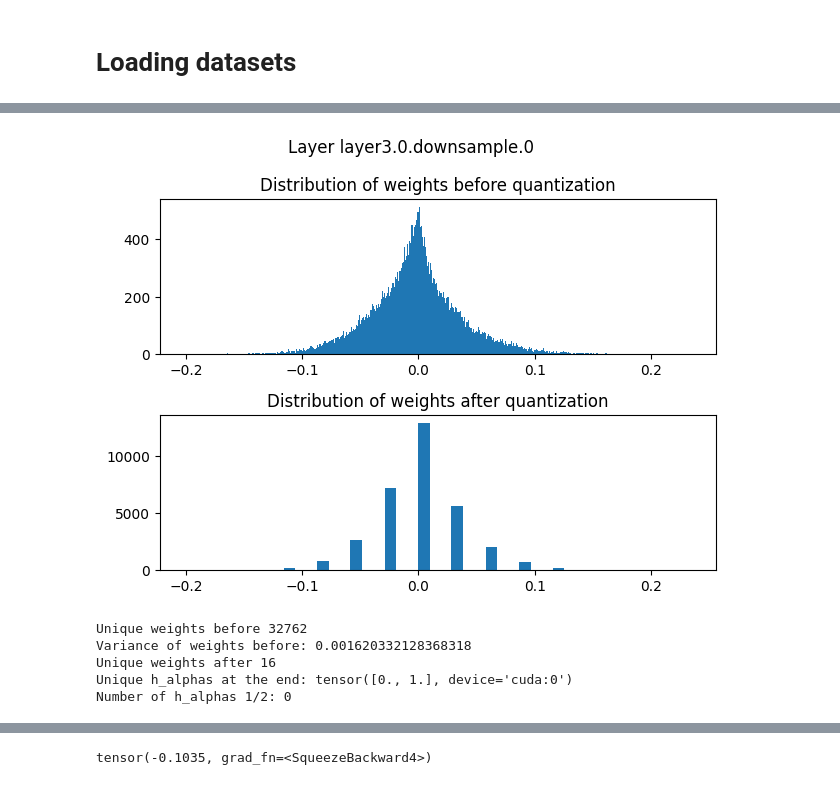
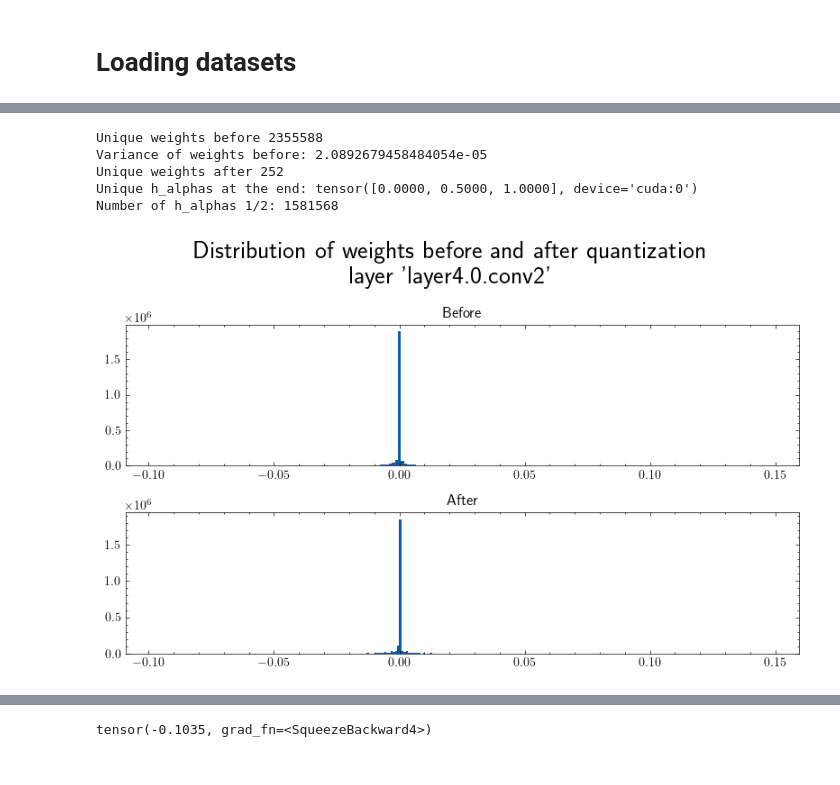
Before and after one commit to puscianm/anvil, a Jupyter notebook: testing.ipynb, the cells around one changed output, grey strips where cells are left out. Cells and saved outputs as stored; diff of their text form; code cells hidden in the pictures.

```diff
--- a/testing.ipynb
+++ b/testing.ipynb
@@ -95,5 +95,4 @@ fc <class 'torch.nn.modules.linear.Linear'>
 # %%
-adaround_wrapper = anvil.adaround.AdaRoundModelWrapper(model, images_1)
-adaround_statistics, quantizized_weights, quantizized_model = adaround_wrapper.apply_adaround_to_layers(reg_param=2, bitwidth=4, per_channel=False, num_iterations=3500, beta_range=(20, 2), optimizer_lr=3e-2, use_quantiles=True, lower_quantile=0.00005, upper_quantile=0.99995)
+adaround_statistics, quantizized_weights, quantizized_model = adaround_wrapper.apply_adaround_to_layers(reg_param=100000, bitwidth=8, per_channel=False, num_iterations=3500, beta_range=(20, 1.1), optimizer_lr=3e-2, use_quantiles=True, lower_quantile=1e-5, upper_quantile=1-1e-5)
 # %% [output]
 Quantizizing conv and lin
@@ -269,34 +319,35 @@ i = 0
 # %%
 layer_to_plot = list(adaround_statistics.keys())[i]
 i+=1
 module_to_plot_before = dict(model.named_modules())[layer_to_plot]
 _weights_before = torch.ravel(module_to_plot_before.weight.to("cpu").detach())
 
 module_to_plot_after = dict(quantizized_model.named_modules())[layer_to_plot]
 _weights_after = torch.ravel(module_to_plot_after.weight.to("cpu").detach())
 
-fig, axes = plt.subplots(2,1)
-axes[0].hist(_weights_before, bins=500)
-axes[1].hist(_weights_after, bins=500, width=0.01)
-axes[1].set_xlim(axes[0].get_xlim())
+with plt.style.context('science'):
+    fig, axes = plt.subplots(2,1, figsize = (8, 5))
+    axes[0].hist(_weights_before, bins=200)
+    axes[1].hist(_weights_after, bins=200)
+    axes[1].set_xlim(axes[0].get_xlim())
 
-axes[0].set_title("Distribution of weights before quantization")
-axes[1].set_title("Distribution of weights after quantization")
-fig.suptitle(f"Layer {layer_to_plot}")
-plt.tight_layout()
-plt.show()
+    axes[0].set_title("Before")
+    axes[1].set_title("After")
+    fig.suptitle(f"Distribution of weights before and after quantization\n layer '{layer_to_plot}'", fontsize = 20)
+    plt.tight_layout()
+    plt.savefig('/home/mpuscian/Desktop/repozytoria/MINI_projects/anvil/curr_layer_weights_comparison.pdf')
 
 
 print("Unique weights before", torch.unique(_weights_before).shape[0])
 print(f"Variance of weights before: {torch.var(_weights_before)}")
 print("Unique weights after", torch.unique(_weights_after).shape[0])
 print(f"Unique h_alphas at the end: {torch.unique(adaround_statistics[layer_to_plot]['h_alphas'][-1])}")
 end_h_alphas = torch.ravel(adaround_statistics[layer_to_plot]['h_alphas'][-1]).cpu().numpy()
 print(f"Number of h_alphas 1/2: {end_h_alphas.shape[0] - np.where(end_h_alphas < 1/2)[0].shape[0] - np.where(end_h_alphas > 1/2)[0].shape[0]}")
 # %% [output]
+Unique weights before 2355588
+Variance of weights before: 2.0892679458484054e-05
+Unique weights after 252
+Unique h_alphas at the end: tensor([0.0000, 0.5000, 1.0000], device='cuda:0')
+Number of h_alphas 1/2: 1581568
-[figure, old version]
+[figure, new version]
-Unique weights before 32762
-Variance of weights before: 0.001620332128368318
-Unique weights after 16
-Unique h_alphas at the end: tensor([0., 1.], device='cuda:0')
-Number of h_alphas 1/2: 0
```
Also changed, not shown: parts of 30 cells of this notebook, 1 other file.
